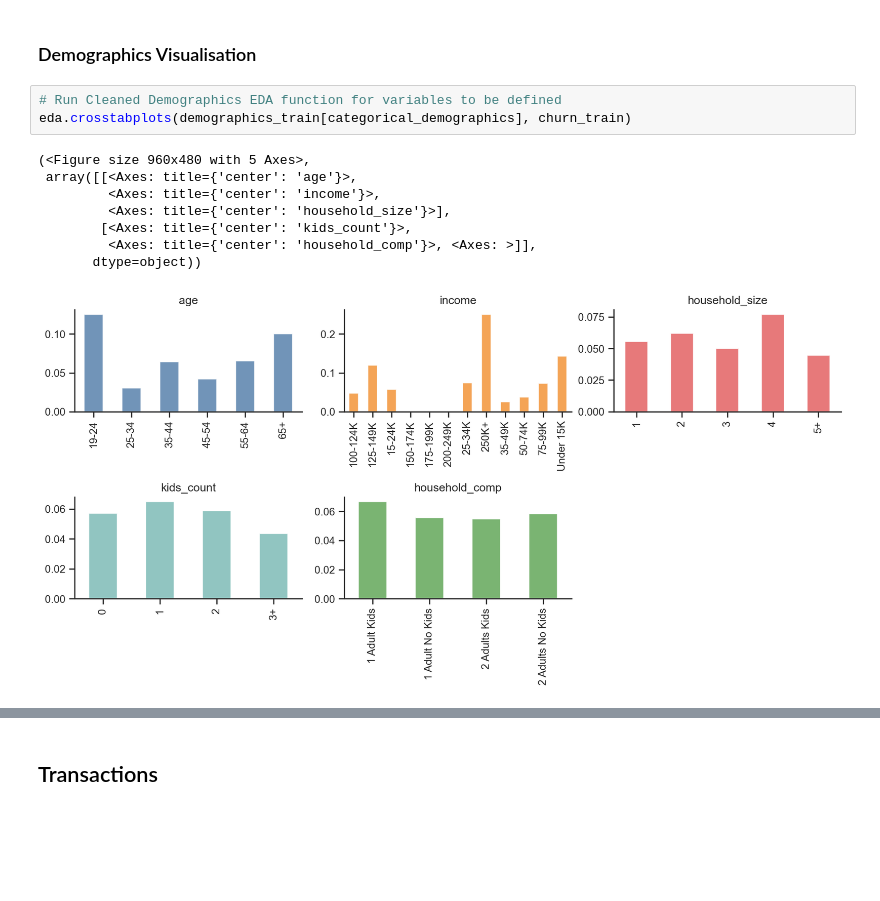
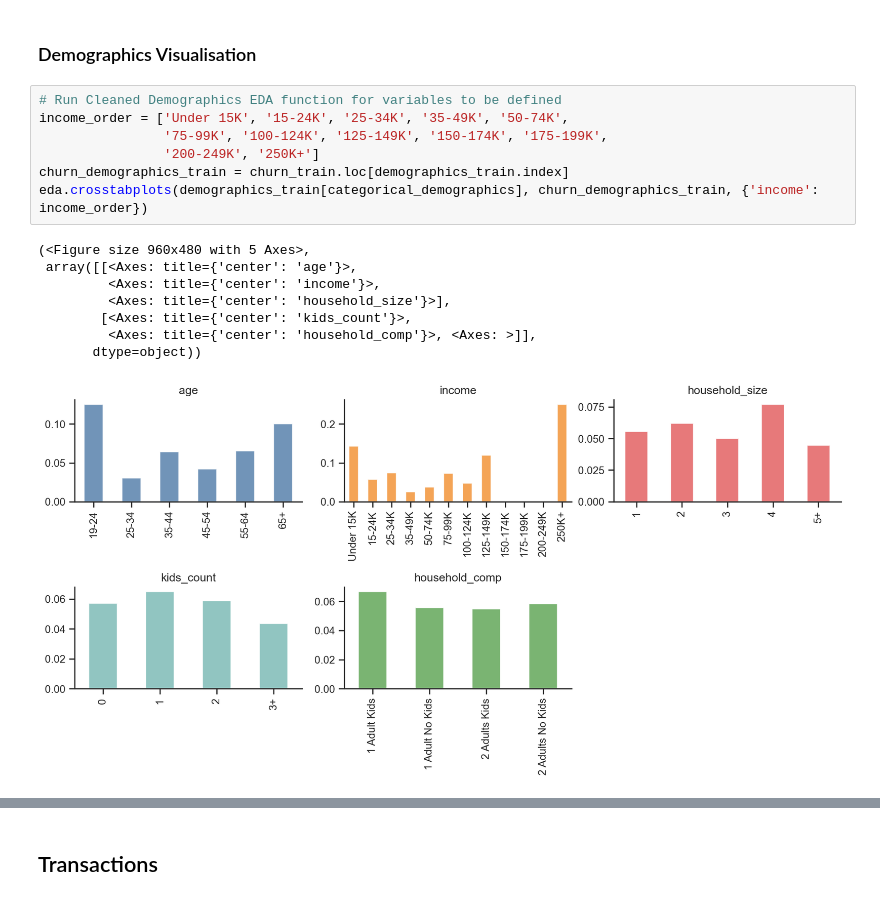
Before and after one commit to Kasperclowes/QBUS3820-Group-Assignment, a Jupyter notebook: RUN.ipynb, the cells around one changed output, grey strips where cells are left out. Cells and saved outputs as stored; diff of their text form; blank space fills up the shorter version.

```diff
--- a/RUN.ipynb
+++ b/RUN.ipynb
@@ -120,13 +120,17 @@ Test datapoints: 121
 ### Demographics Visualisation
 # %%
 # Run Cleaned Demographics EDA function for variables to be defined
-eda.crosstabplots(demographics_train[categorical_demographics], churn_train)
+income_order = ['Under 15K', '15-24K', '25-34K', '35-49K', '50-74K',
+                '75-99K', '100-124K', '125-149K', '150-174K', '175-199K',
+                '200-249K', '250K+']
+churn_demographics_train = churn_train.loc[demographics_train.index]
+eda.crosstabplots(demographics_train[categorical_demographics], churn_demographics_train, {'income': income_order})
 # %% [output]
 (<Figure size 960x480 with 5 Axes>,
  array([[<Axes: title={'center': 'age'}>,
          <Axes: title={'center': 'income'}>,
          <Axes: title={'center': 'household_size'}>],
         [<Axes: title={'center': 'kids_count'}>,
          <Axes: title={'center': 'household_comp'}>, <Axes: >]],
        dtype=object))
-[figure, old version]
+[figure, new version]
```
Also changed, not shown: parts of 5 cells of this notebook, 2 other files.
